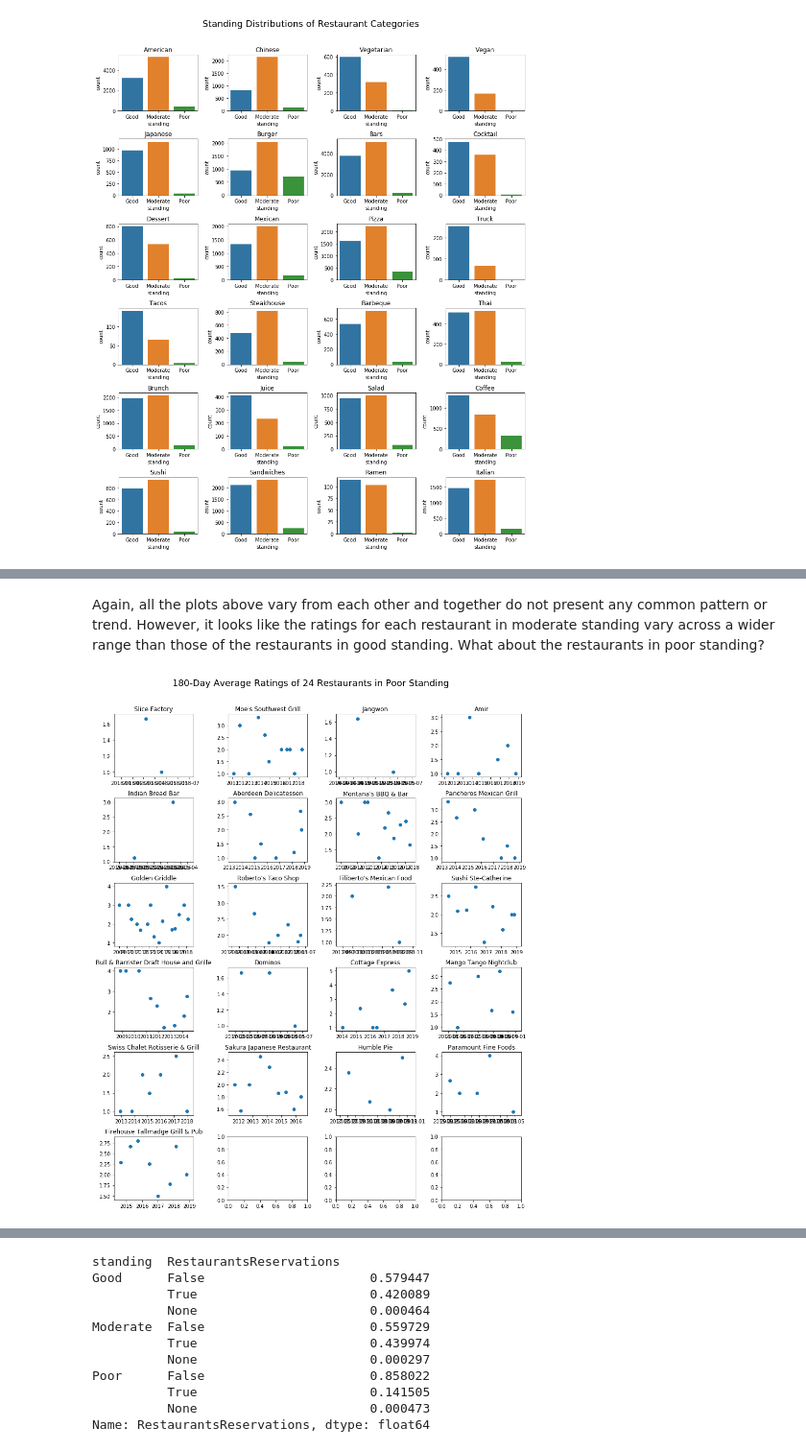
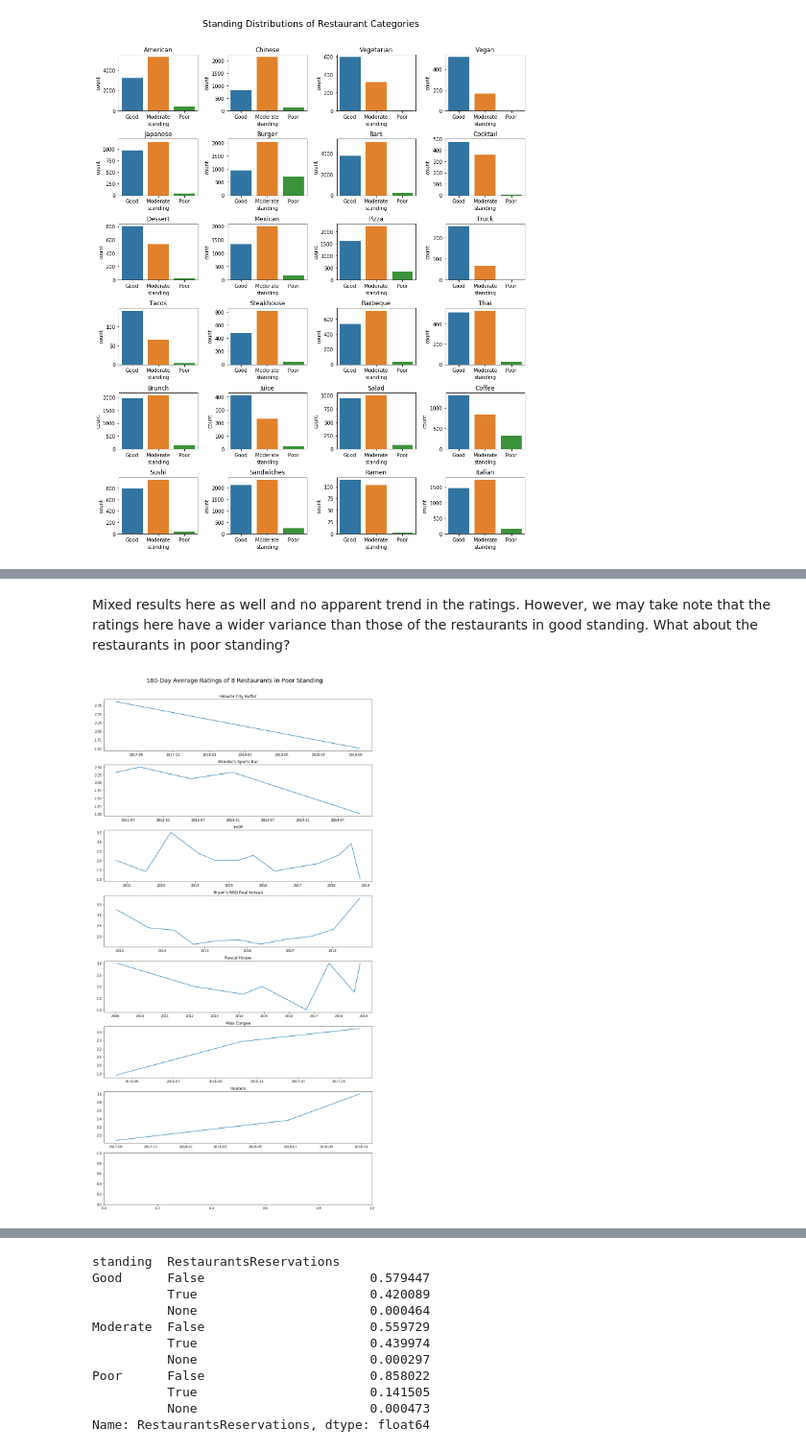
Before and after one commit to chejuichia/DataScienceStudy, a Jupyter notebook: Capstone Project 1/data_storytelling.ipynb, the cells around one changed output, grey strips where cells are left out. Shown at 96% size. Drawn from its saved outputs; the diff is of its cells as text; code cells hidden in the pictures.

```diff
--- a/Capstone Project 1/data_storytelling.ipynb
+++ b/Capstone Project 1/data_storytelling.ipynb
@@ -256,19 +252,15 @@ for rrv in mrvs:
         mmds.append(mean_in_range(180,rrv))
         nmrvs.append(rrv)
 # %%
-fig3, axes3 = plt.subplots(6,4,figsize=(12,14),constrained_layout=True)
-fig3.suptitle('180-Day Average Ratings of 24 Restaurants in Moderate Standing',size=18,y=1.05)
+# Visualize the change in ratings for each restaurant in line plot
+fig3, axes3 = plt.subplots(8,1,figsize=(12,22),constrained_layout=True)
+fig3.suptitle('180-Day Average Ratings of 8 Restaurants in Moderate Standing',size=18,y=1.03)
 r = 0
-c = 0
 for i in range(0,len(mmds)-1):
     tp = mmds[i]
-    axes3[r,c].scatter(tp[1],tp[0])
+    axes3[r].plot(tp[1],tp[0])
     rname = modr[modr['business_id']==nmrvs[i].iloc[0]['business_id']].iloc[0]['name']
-    axes3[r,c].set_title(rname)
-    if c == 3:
-        c = 0
-        r += 1
-    else:
-        c += 1
+    axes3[r].set_title(rname)
+    r += 1
 pass;
 # %% [output]
@@ -276,42 +268,39 @@ pass;
 # %% [markdown]
-Again, all the plots above vary from each other and together do not present any common pattern or trend. However, it looks like the ratings for each restaurant in moderate standing vary across a wider range than those of the restaurants in good standing. What about the restaurants in poor standing?
+Mixed results here as well and no apparent trend in the ratings. However, we may take note that the ratings here have a wider variance than those of the restaurants in good standing. What about the restaurants in poor standing?
 # %%
 # Sort the restaurants in poor standing by stars and reviews in ascending order.
 poorr = poorr.sort_values(['stars','review_count']).reset_index(drop=True)
 # %%
-# Randomly select 24 restaurants from those in poor standing, skipping fast food chains
-prs24 = poorr[~poorr['categories'].str.contains('Fast Food') & ~poorr['name'].str.contains('Pizza')].sample(n=24)
+# Randomly select 8 restaurants from those in poor standing, skipping fast food chains
+prs8 = poorr[~poorr['categories'].str.contains('Fast Food') &
+             ~poorr['name'].str.contains('Pizza') &
+             poorr['business_id'].isin(poorrv.business_id)].sample(n=8)
 
 # Get the reviews for the randomly selected restaurants
-prvs = rest_reviews(prs24,poorrv)
+prvs = rest_reviews(prs8,poorrv)
 
 # For each restaurant, pass the reviews to mean in range function
 # and obtain the means of the ratings for every 180 days
 pmds = list()
 nprvs = list()
 for rrv in prvs:
     if len(rrv) > 0:
         rrv = rrv.sort_values('date').reset_index(drop=True)
         rrv = rrv.fillna(method='ffill')
         pmds.append(mean_in_range(180,rrv))
         nprvs.append(rrv)
 
-# Plot the mean ratings over time for each restaurant
-fig4, axes4 = plt.subplots(6,4,figsize=(12,14),constrained_layout=True)
-fig4.suptitle('180-Day Average Ratings of 24 Restaurants in Poor Standing',size=18,y=1.05)
+# Visualize the change in ratings for each restaurant in line plots
+fig4, axes4 = plt.subplots(8,1,figsize=(12,22),constrained_layout=True)
+fig4.suptitle('180-Day Average Ratings of 8 Restaurants in Poor Standing',size=18,y=1.03)
 r = 0
-c = 0
 for i in range(0,len(pmds)-1):
     tp = pmds[i]
-    axes4[r,c].scatter(tp[1],tp[0])
+    axes4[r].plot(tp[1],tp[0])
     rname = poorr[poorr['business_id']==nprvs[i].iloc[0]['business_id']].iloc[0]['name']
-    axes4[r,c].set_title(rname)
-    if c == 3:
-        c = 0
-        r += 1
-    else:
-        c += 1
+    axes4[r].set_title(rname)
+    r += 1
 pass;
 # %% [output]
-[figure, old version]
+[figure, new version]
 # %% [markdown]
```
Also changed, not shown: parts of 23 cells of this notebook.
